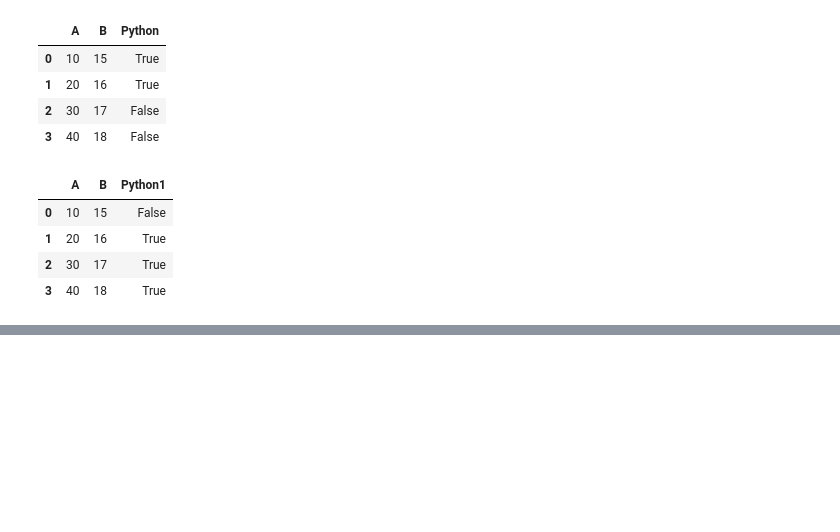
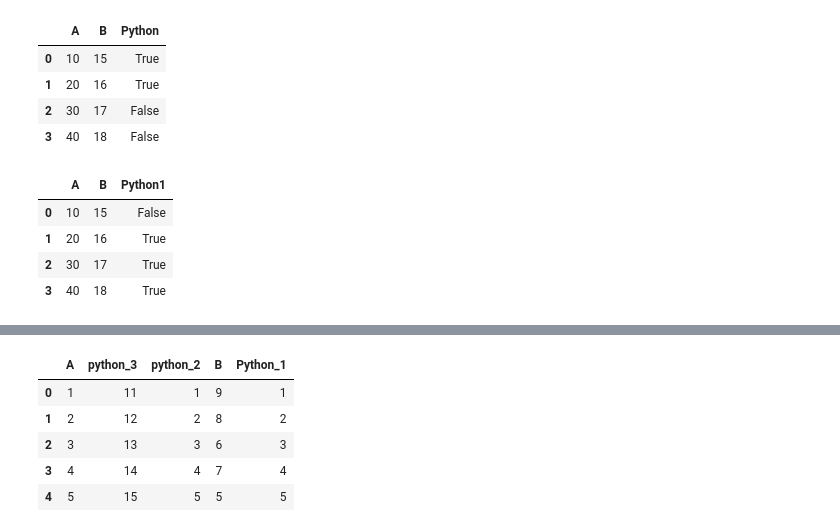
Before and after one commit to Ahiraf/PythonExploration, a Jupyter notebook: Pandas.ipynb, the cells around one changed output, grey strips where cells are left out. Drawn from its saved outputs; the diff is of its cells as text; code cells hidden in the pictures; blank space fills up the shorter version.

```diff
--- a/Pandas.ipynb
+++ b/Pandas.ipynb
@@ -271,0 +276,3 @@ var6
+# %%
+var7 = pd.DataFrame({"A": [1, 2, 3, 4, 5], "B": [9, 8, 6, 7, 5]})
+var7
@@ -271,0 +286,3 @@ var6
+# %%
+var7["Python_1"] = [1, 2, 3, 4, 5]  # new column
+var7
@@ -271,0 +298,4 @@ var6
+# %%
+var7.insert(1, "python_2", var7["A"]) # new column same as A
+# insert(index, col_name, elements)
+var7
@@ -271,0 +309,10 @@ var6
+# %%
+var7.insert(1, "python_3", [11, 12, 13, 14, 15]) # creating a new column where the number of the elements should be same as the previous columns.Otherwise it will show error.
+var7
+# %% [output]
+|  | A | python_3 | python_2 | B | Python_1 |
+| 0 | 1 | 11 | 1 | 9 | 1 |
+| 1 | 2 | 12 | 2 | 8 | 2 |
+| 2 | 3 | 13 | 3 | 6 | 3 |
+| 3 | 4 | 14 | 4 | 7 | 4 |
+| 4 | 5 | 15 | 5 | 5 | 5 |
```
Also changed, not shown: parts of 23 cells of this notebook.
